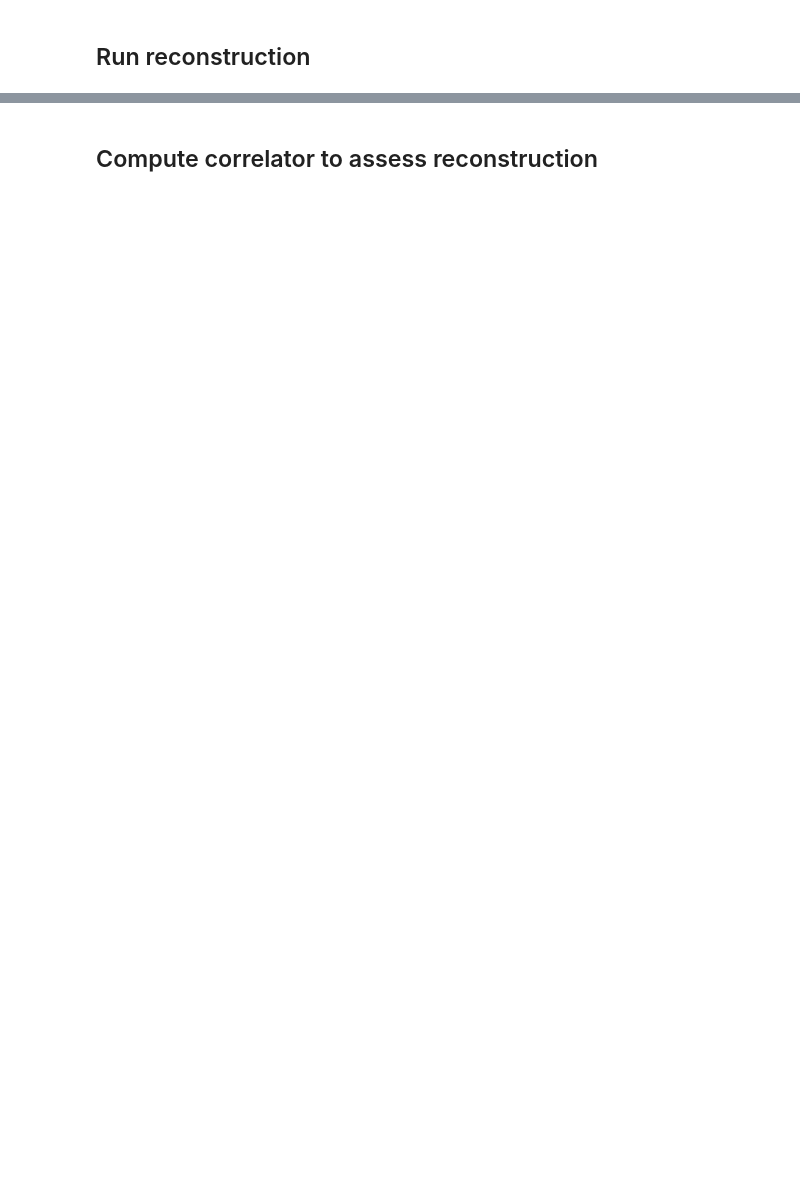
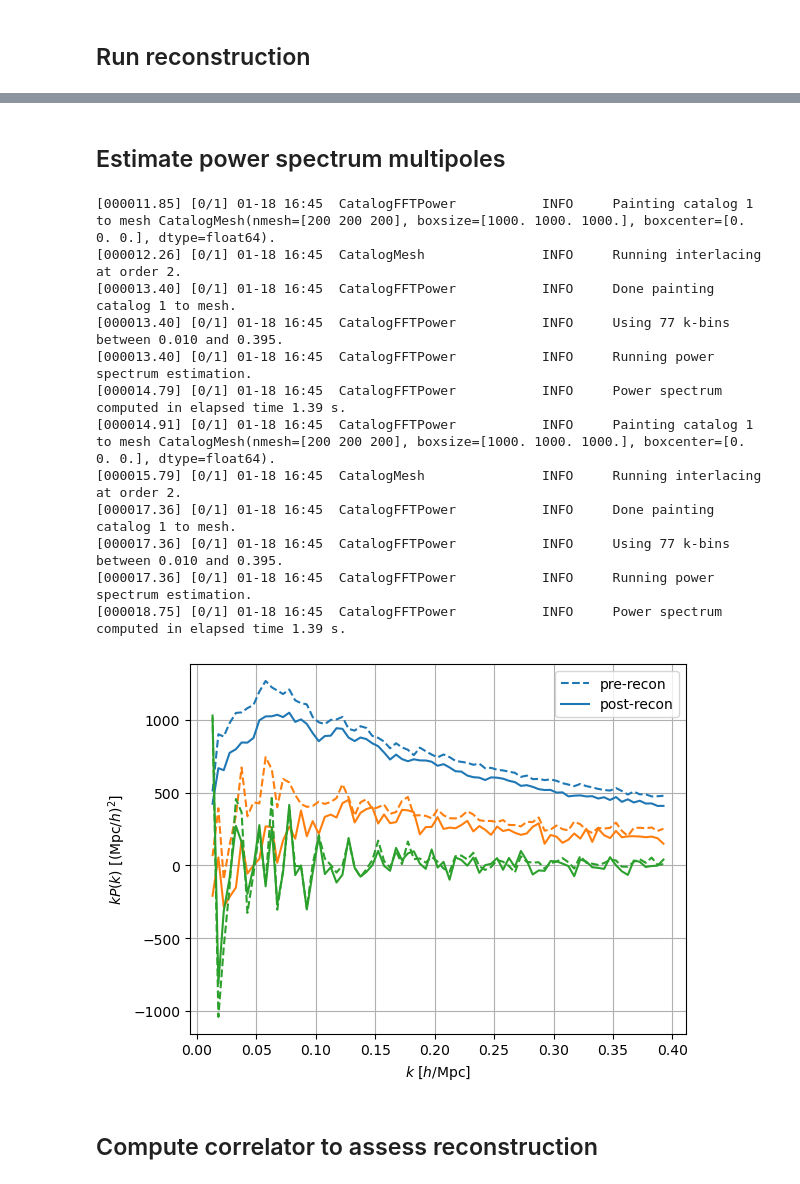
Before and after one commit to cosmodesi/pyrecon, a Jupyter notebook: nb/e2e_examples.ipynb, the cells around one changed output, grey strips where cells are left out. Drawn from its saved outputs; the diff is of its cells as text; code cells hidden in the pictures; blank space fills up the shorter version.

Commit message:
add pk estimation in e2e_examples.ipynb

```diff
--- a/nb/e2e_examples.ipynb
+++ b/nb/e2e_examples.ipynb
@@ -72,3 +73,37 @@ for catalog in [data, randoms]:
+# %% [markdown]
+## Estimate power spectrum multipoles
+# %%
+kedges = np.arange(0.01, 0.4, 0.005)
+
+poles = CatalogFFTPower(data_positions1=data['Position'], boxsize=boxsize, boxcenter=boxcenter, nmesh=nmesh, resampler='cic',
+                        interlacing=2, ells=(0, 2, 4), los=los, edges=kedges, position_type='pos').poles
+
+poles_recon = CatalogFFTPower(data_positions1=data['Position_rec'], shifted_positions1=randoms['Position_rec'],
+                            boxsize=boxsize, boxcenter=boxcenter, nmesh=nmesh, resampler='cic', interlacing=2, ells=(0, 2, 4), los=los, edges=kedges, position_type='pos').poles
+
+ax = plt.gca()
+for ill, ell in enumerate(poles.ells):
+    ax.plot(poles.k, poles.k*poles(ell=ell, complex=False), color='C{:d}'.format(ill), linestyle='--', label='pre-recon' if ill == 0 else None)
+    ax.plot(poles_recon.k, poles_recon.k*poles_recon(ell=ell, complex=False), color='C{:d}'.format(ill), linestyle='-', label='post-recon' if ill == 0 else None)
+ax.legend()
+ax.grid(True)
+ax.set_xlabel('$k$ [$h/\mathrm{Mpc}$]')
+ax.set_ylabel(r'$k P(k)$ [$(\mathrm{Mpc}/h)^{2}$]')
+plt.show()
+# %% [output]
+[000011.85] [0/1] 01-18 16:45  CatalogFFTPower           INFO     Painting catalog 1 to mesh CatalogMesh(nmesh=[200 200 200], boxsize=[1000. 1000. 1000.], boxcenter=[0. 0. 0.], dtype=float64).
+[000012.26] [0/1] 01-18 16:45  CatalogMesh               INFO     Running interlacing at order 2.
+[000013.40] [0/1] 01-18 16:45  CatalogFFTPower           INFO     Done painting catalog 1 to mesh.
+[000013.40] [0/1] 01-18 16:45  CatalogFFTPower           INFO     Using 77 k-bins between 0.010 and 0.395.
+[000013.40] [0/1] 01-18 16:45  CatalogFFTPower           INFO     Running power spectrum estimation.
+[000014.79] [0/1] 01-18 16:45  CatalogFFTPower           INFO     Power spectrum computed in elapsed time 1.39 s.
+[000014.91] [0/1] 01-18 16:45  CatalogFFTPower           INFO     Painting catalog 1 to mesh CatalogMesh(nmesh=[200 200 200], boxsize=[1000. 1000. 1000.], boxcenter=[0. 0. 0.], dtype=float64).
+[000015.79] [0/1] 01-18 16:45  CatalogMesh               INFO     Running interlacing at order 2.
+[000017.36] [0/1] 01-18 16:45  CatalogFFTPower           INFO     Done painting catalog 1 to mesh.
+[000017.36] [0/1] 01-18 16:45  CatalogFFTPower           INFO     Using 77 k-bins between 0.010 and 0.395.
+[000017.36] [0/1] 01-18 16:45  CatalogFFTPower           INFO     Running power spectrum estimation.
+[000018.75] [0/1] 01-18 16:45  CatalogFFTPower           INFO     Power spectrum computed in elapsed time 1.39 s.
+[figure, added]
 # %% [markdown]
 ## Compute correlator to assess reconstruction
 # %%
```
Also changed, not shown: parts of 6 cells of this notebook.
